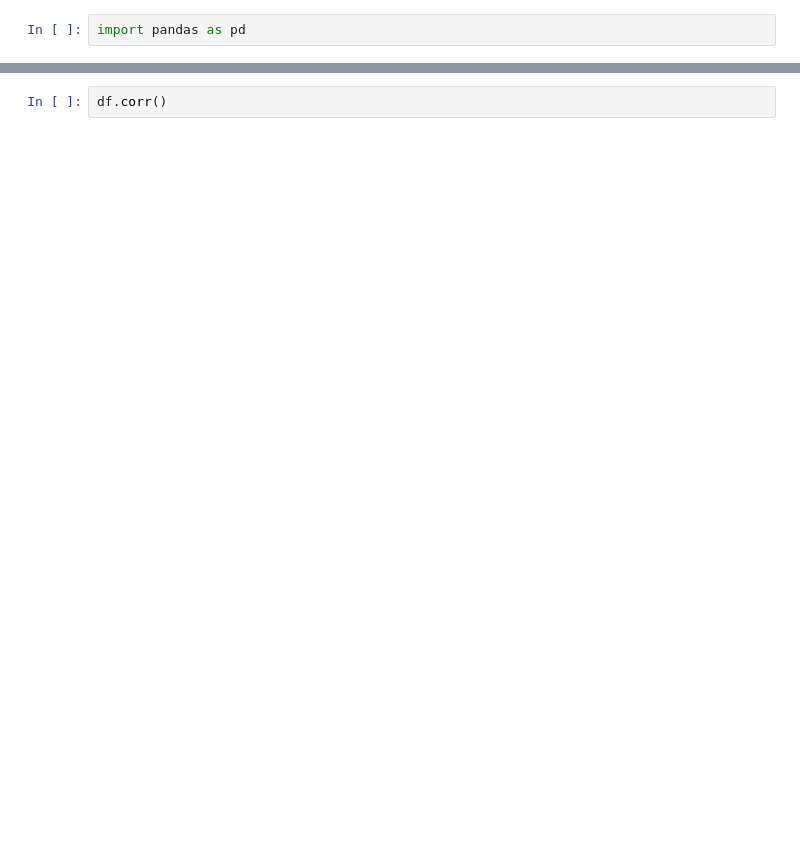
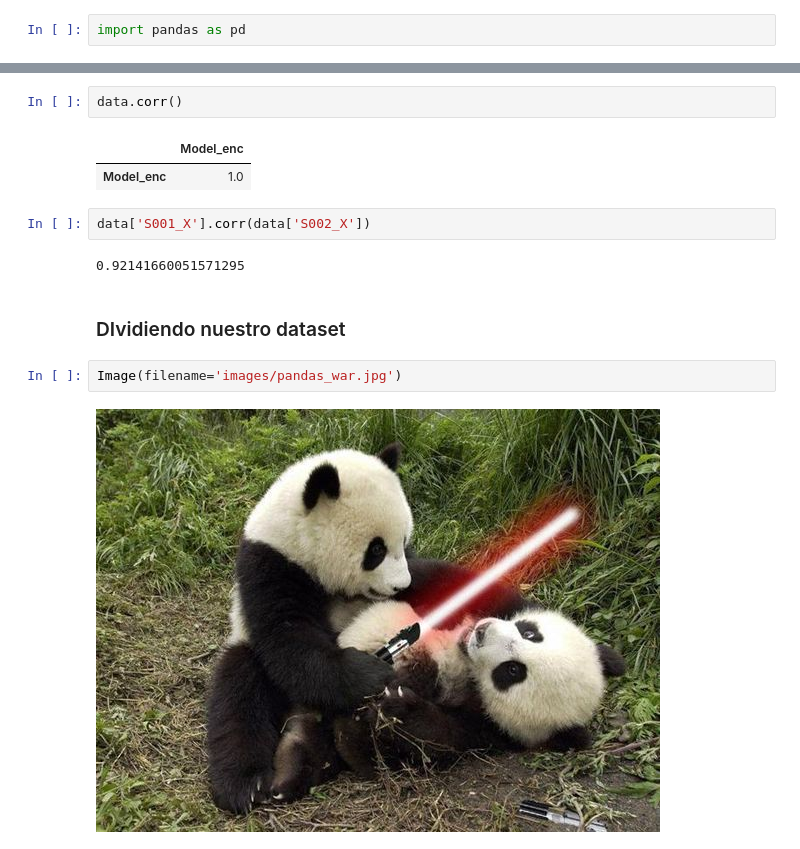
Before and after one commit to celiacintas/star_wars_hackathon, a Jupyter notebook: Introduccion-Pandas-00.ipynb, the cells around one changed output, grey strips where cells are left out. Saved outputs shown, nothing was run; the diff lists cells and outputs as text; blank space fills up the shorter version.

```diff
--- a/Introduccion-Pandas-00.ipynb
+++ b/Introduccion-Pandas-00.ipynb
@@ -13,2 +74,15 @@ df
 # %%
-df.corr()
+data.corr()
+# %% [output]
+|  | Model_enc |
+| Model_enc | 1.0 |
+# %%
+data['S001_X'].corr(data['S002_X'])
+# %% [output]
+0.92141660051571295
+# %% [markdown]
+### DIvidiendo nuestro dataset
+# %%
+Image(filename='images/pandas_war.jpg')
+# %% [output]
+[figure, added]
```
Also changed, not shown: parts of 22 cells of this notebook, 3 other files.
